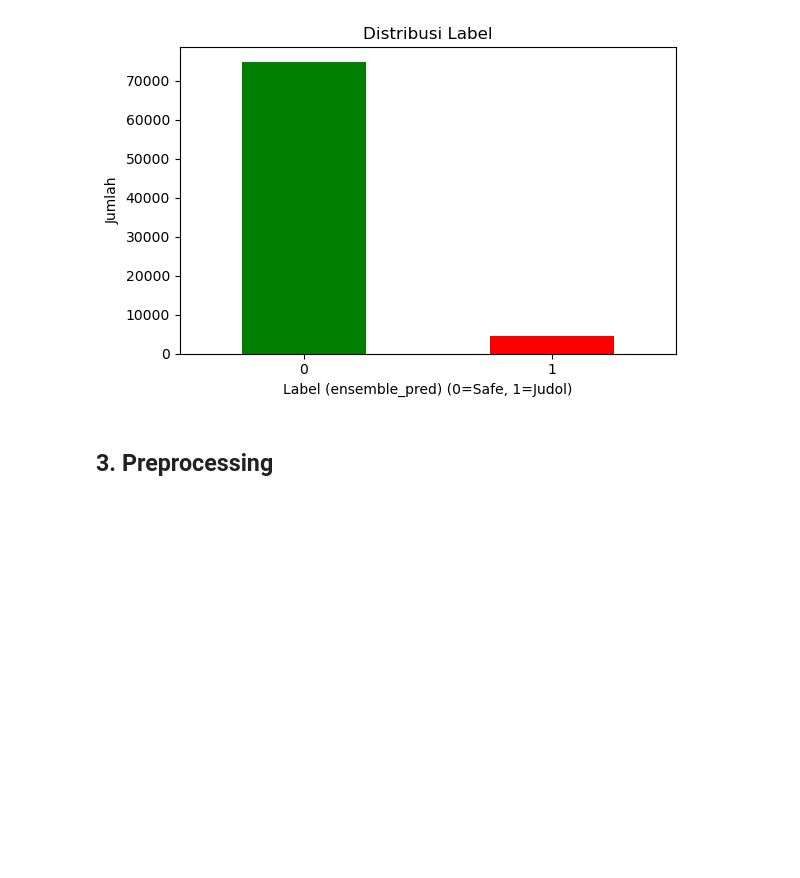
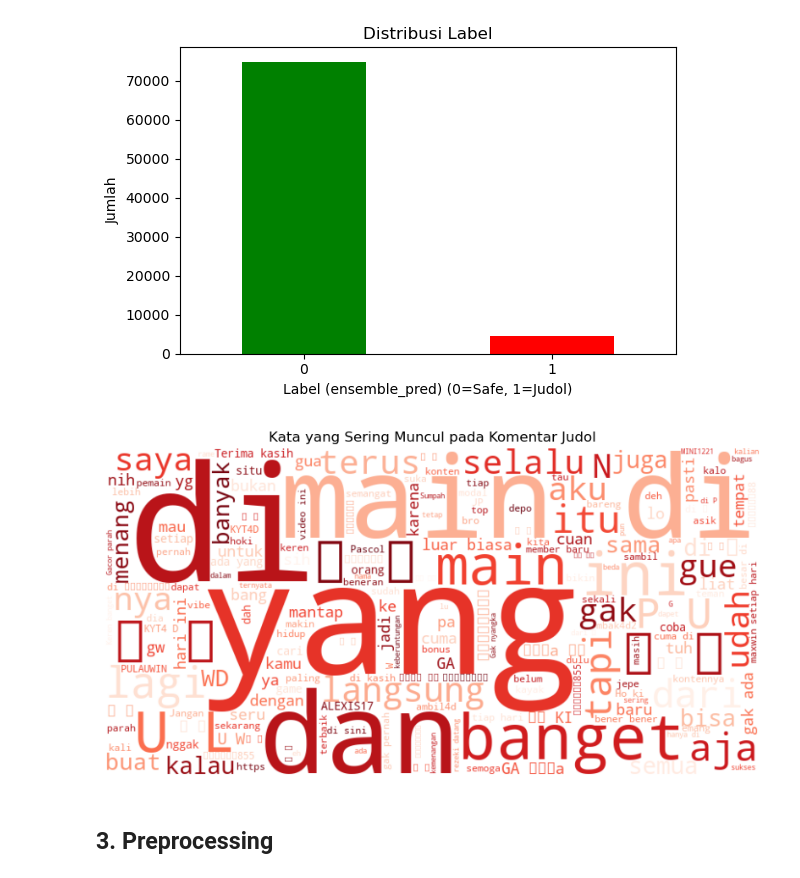
Before and after one commit to ayu-dash/klasifikasi-komentar-judol-yt, a Jupyter notebook: notebooks/notebook.ipynb, the cells around one changed output. Saved outputs shown, nothing was run; the diff lists cells and outputs as text; code cells hidden in the pictures; blank space fills up the shorter version.

```diff
--- a/notebooks/notebook.ipynb
+++ b/notebooks/notebook.ipynb
@@ -119,6 +137,18 @@ Name: count, dtype: int64
 
 Persentase Judol: 5.67%
 [figure]
+# %%
+judol_comments = df[df['label'] == 1]['comment_text'].astype(str).str.cat(sep=' ')
+
+# Buat WordCloud
+plt.figure(figsize=(10, 6))
+wc = WordCloud(width=800, height=400, background_color='white', colormap='Reds').generate(judol_comments)
+plt.imshow(wc, interpolation='bilinear')
+plt.axis('off')
+plt.title('Kata yang Sering Muncul pada Komentar Judol')
+plt.show()
+# %% [output]
+[figure, added]
 # %% [markdown]
 ## 3. Preprocessing
 # %%
```
Also changed, not shown: parts of 6 cells of this notebook, 10 other files.
